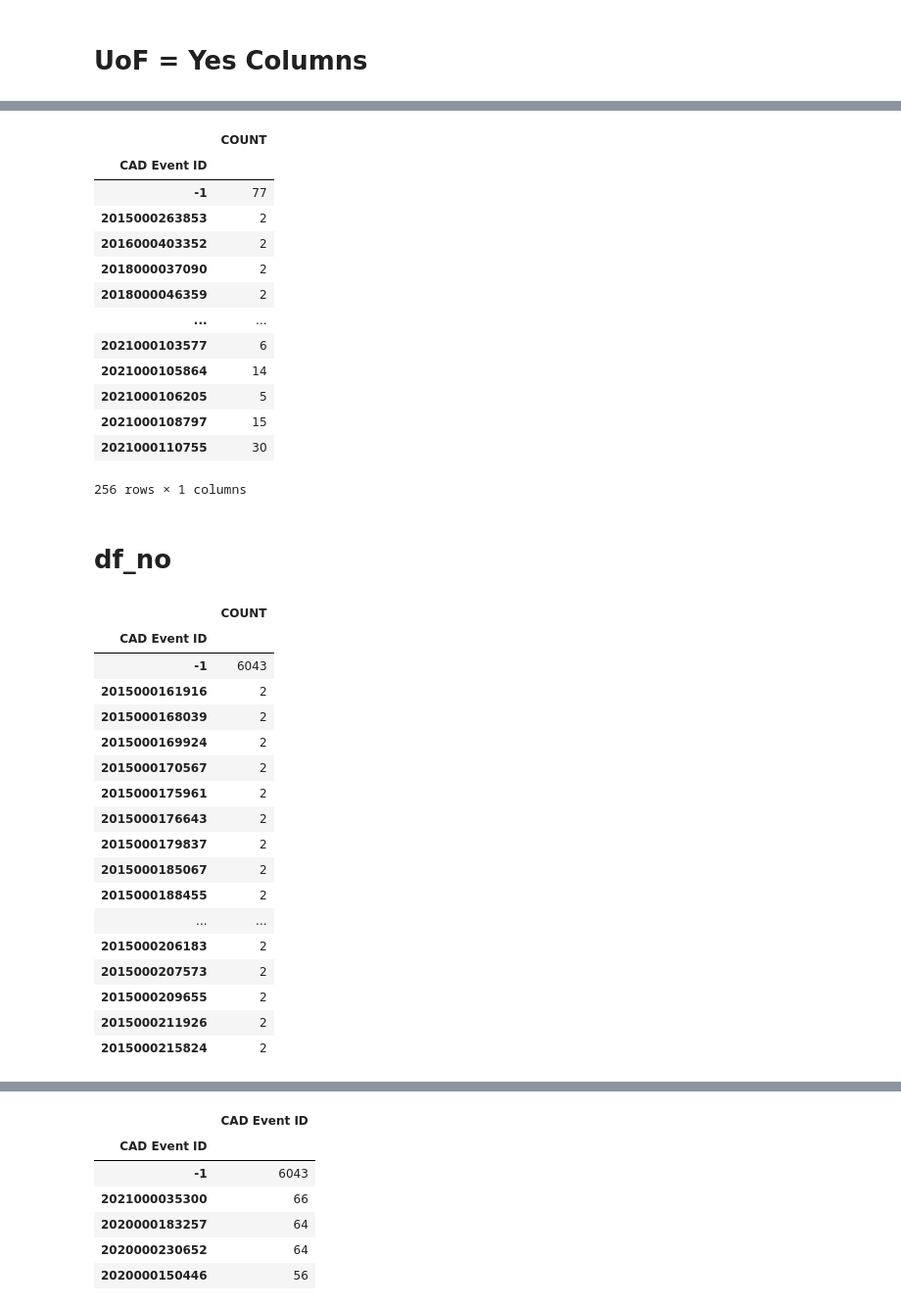
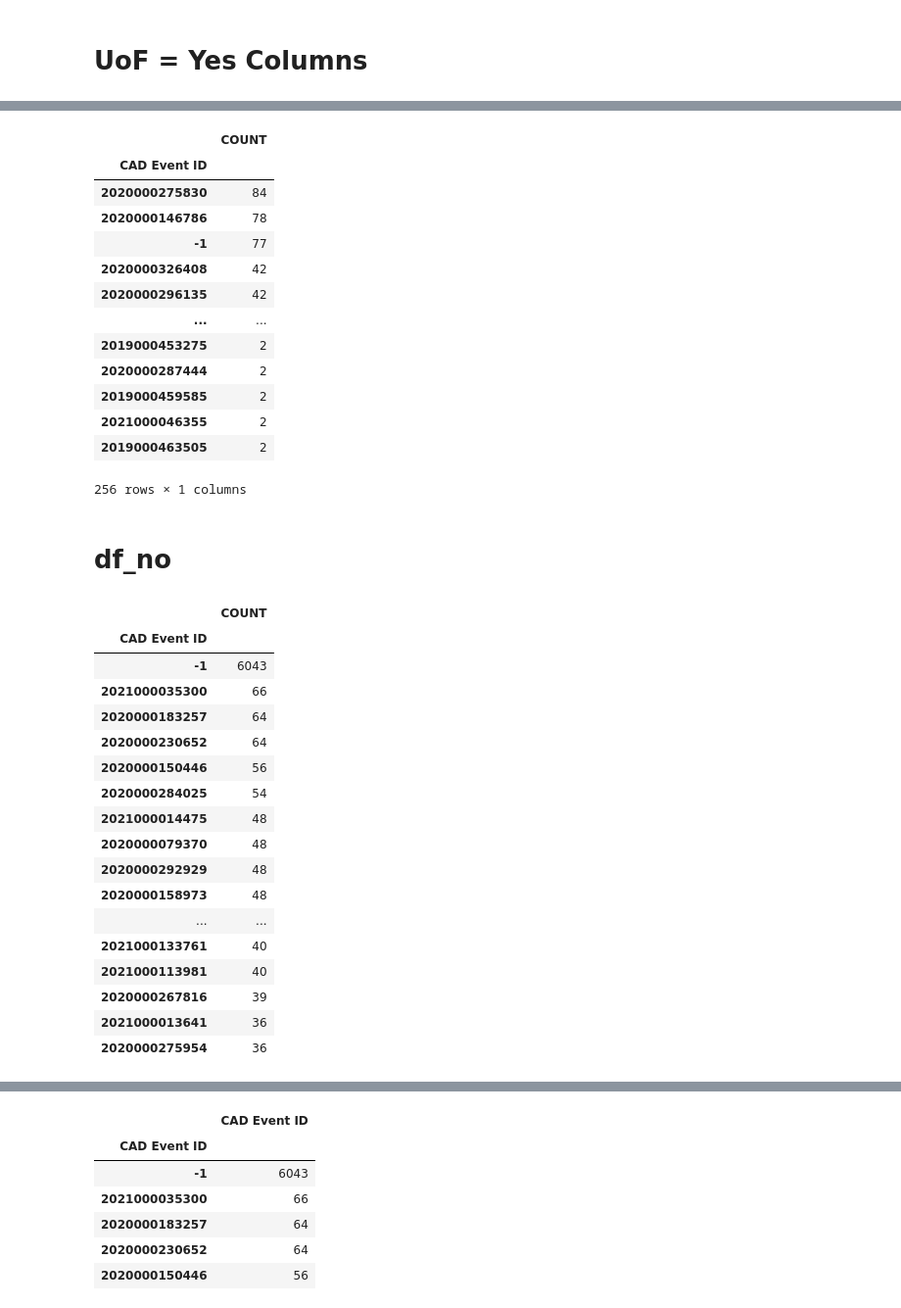
Before and after one commit to msenosain/spd-use-of-force_DS4A, a Jupyter notebook: notebooks/10_EDA_crisis.ipynb, the cells around one changed output, grey strips where cells are left out. Shown at 98% size. Saved outputs shown, nothing was run; the diff lists cells and outputs as text; code cells hidden in the pictures.

```diff
--- a/notebooks/10_EDA_crisis.ipynb
+++ b/notebooks/10_EDA_crisis.ipynb
@@ -339,6 +305,6 @@ Name: CAD Event ID, dtype: int64
 # %%
 yes_df = df[df['UoF'] == 'YES']
-yes_df = yes_df.groupby(['CAD Event ID']).size()
+yes_df = yes_df.groupby(['CAD Event ID']).size().sort_values(ascending = False)
 yes_df = pd.DataFrame(data = yes_df)
 yes_df.rename(columns = {0:'COUNT'}, inplace = True)
 yes_df = yes_df[yes_df['COUNT'] != 1]
@@ -346,46 +312,46 @@ yes_df #len of 256
 # %% [output]
 |  | COUNT |
 | CAD Event ID |  |
+| 2020000275830 | 84 |
+| 2020000146786 | 78 |
 | -1 | 77 |
-| 2015000263853 | 2 |
-| 2016000403352 | 2 |
-| 2018000037090 | 2 |
-| 2018000046359 | 2 |
+| 2020000326408 | 42 |
+| 2020000296135 | 42 |
 | ... | ... |
-| 2021000103577 | 6 |
-| 2021000105864 | 14 |
-| 2021000106205 | 5 |
-| 2021000108797 | 15 |
-| 2021000110755 | 30 |
+| 2019000453275 | 2 |
+| 2020000287444 | 2 |
+| 2019000459585 | 2 |
+| 2021000046355 | 2 |
+| 2019000463505 | 2 |
 256 rows × 1 columns
 # %% [markdown]
 # df_no
 # %%
 no_df = df[df['UoF'] == 'NO']
-no_df = no_df.groupby(['CAD Event ID']).size()
+no_df = no_df.groupby(['CAD Event ID']).size().sort_values(ascending = False)
 no_df = pd.DataFrame(data = no_df)
 no_df.rename(columns = {0:'COUNT'}, inplace = True)
 no_df = no_df[no_df['COUNT'] != 1]
 no_df.head(20) #len 0f 11216
 # %% [output]
 |  | COUNT |
 | CAD Event ID |  |
 | -1 | 6043 |
-| 2015000161916 | 2 |
-| 2015000168039 | 2 |
-| 2015000169924 | 2 |
-| 2015000170567 | 2 |
-| 2015000175961 | 2 |
-| 2015000176643 | 2 |
-| 2015000179837 | 2 |
-| 2015000185067 | 2 |
-| 2015000188455 | 2 |
+| 2021000035300 | 66 |
+| 2020000183257 | 64 |
+| 2020000230652 | 64 |
+| 2020000150446 | 56 |
+| 2020000284025 | 54 |
+| 2021000014475 | 48 |
+| 2020000079370 | 48 |
+| 2020000292929 | 48 |
+| 2020000158973 | 48 |
 | ... | ... |
-| 2015000206183 | 2 |
-| 2015000207573 | 2 |
-| 2015000209655 | 2 |
-| 2015000211926 | 2 |
-| 2015000215824 | 2 |
+| 2021000133761 | 40 |
+| 2021000113981 | 40 |
+| 2020000267816 | 39 |
+| 2021000013641 | 36 |
+| 2020000275954 | 36 |
 # %%
 df[df['CAD Event ID'] ==2021000108797]
 # %% [output]
```
Also changed, not shown: parts of 9 cells of this notebook.
